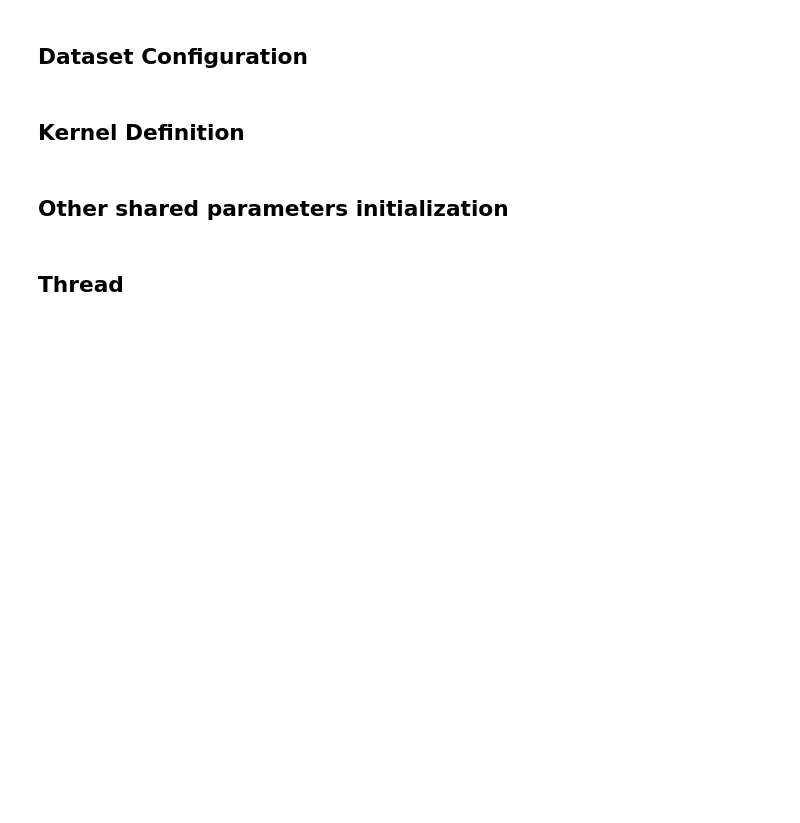
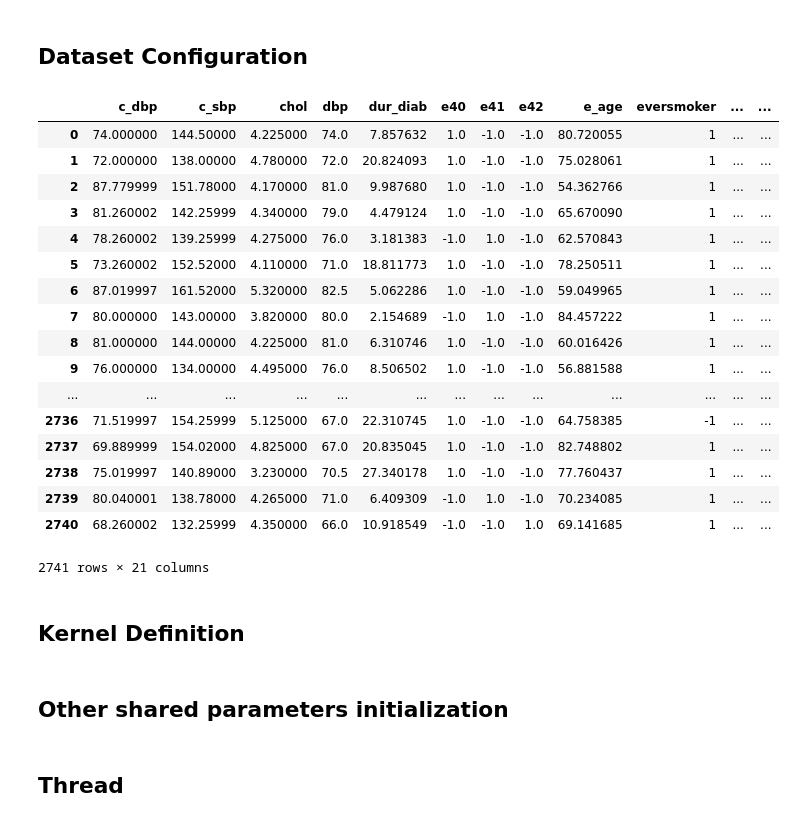
Before and after one commit to danif93/Cardiovascular-Dementia-Prediction-MKL, a Jupyter notebook: Project-ClassificationComplete.ipynb, the cells around one changed output. Saved outputs shown, nothing was run; the diff lists cells and outputs as text; code cells hidden in the pictures; blank space fills up the shorter version.

Commit message:
table on cardio, dementia CA

```diff
--- a/Project-ClassificationComplete.ipynb
+++ b/Project-ClassificationComplete.ipynb
@@ -17,6 +17,27 @@ d_clinical = pd.read_csv(os.path.join('data', 'dataset_clinical_cleaned.csv'))
 d_genetic = pd.read_csv(os.path.join('data', 'dataset_genetic_cleaned_noOHE.csv'))
 d_vampire = pd.read_csv(os.path.join('data', 'dataset_vampire_cleaned.csv'))
 outputs = pd.read_csv(os.path.join('data', 'outputs_cleaned.csv'))
+# %%
+d_clinical
+# %% [output]
+|  | c_dbp | c_sbp | chol | dbp | dur_diab | e40 | e41 | e42 | e_age | eversmoker | ... | ... |
+| 0 | 74.000000 | 144.50000 | 4.225000 | 74.0 | 7.857632 | 1.0 | -1.0 | -1.0 | 80.720055 | 1 | ... | ... |
+| 1 | 72.000000 | 138.00000 | 4.780000 | 72.0 | 20.824093 | 1.0 | -1.0 | -1.0 | 75.028061 | 1 | ... | ... |
+| 2 | 87.779999 | 151.78000 | 4.170000 | 81.0 | 9.987680 | 1.0 | -1.0 | -1.0 | 54.362766 | 1 | ... | ... |
+| 3 | 81.260002 | 142.25999 | 4.340000 | 79.0 | 4.479124 | 1.0 | -1.0 | -1.0 | 65.670090 | 1 | ... | ... |
+| 4 | 78.260002 | 139.25999 | 4.275000 | 76.0 | 3.181383 | -1.0 | 1.0 | -1.0 | 62.570843 | 1 | ... | ... |
+| 5 | 73.260002 | 152.52000 | 4.110000 | 71.0 | 18.811773 | 1.0 | -1.0 | -1.0 | 78.250511 | 1 | ... | ... |
+| 6 | 87.019997 | 161.52000 | 5.320000 | 82.5 | 5.062286 | 1.0 | -1.0 | -1.0 | 59.049965 | 1 | ... | ... |
+| 7 | 80.000000 | 143.00000 | 3.820000 | 80.0 | 2.154689 | -1.0 | 1.0 | -1.0 | 84.457222 | 1 | ... | ... |
+| 8 | 81.000000 | 144.00000 | 4.225000 | 81.0 | 6.310746 | 1.0 | -1.0 | -1.0 | 60.016426 | 1 | ... | ... |
+| 9 | 76.000000 | 134.00000 | 4.495000 | 76.0 | 8.506502 | 1.0 | -1.0 | -1.0 | 56.881588 | 1 | ... | ... |
+| ... | ... | ... | ... | ... | ... | ... | ... | ... | ... | ... | ... | ... |
+| 2736 | 71.519997 | 154.25999 | 5.125000 | 67.0 | 22.310745 | 1.0 | -1.0 | -1.0 | 64.758385 | -1 | ... | ... |
+| 2737 | 69.889999 | 154.02000 | 4.825000 | 67.0 | 20.835045 | 1.0 | -1.0 | -1.0 | 82.748802 | 1 | ... | ... |
+| 2738 | 75.019997 | 140.89000 | 3.230000 | 70.5 | 27.340178 | 1.0 | -1.0 | -1.0 | 77.760437 | 1 | ... | ... |
+| 2739 | 80.040001 | 138.78000 | 4.265000 | 71.0 | 6.409309 | -1.0 | 1.0 | -1.0 | 70.234085 | 1 | ... | ... |
+| 2740 | 68.260002 | 132.25999 | 4.350000 | 66.0 | 10.918549 | -1.0 | -1.0 | 1.0 | 69.141685 | 1 | ... | ... |
+2741 rows × 21 columns
 # %%
 C = d_clinical.values
 G = d_genetic.values
```
Also changed, not shown: 1 other file.
